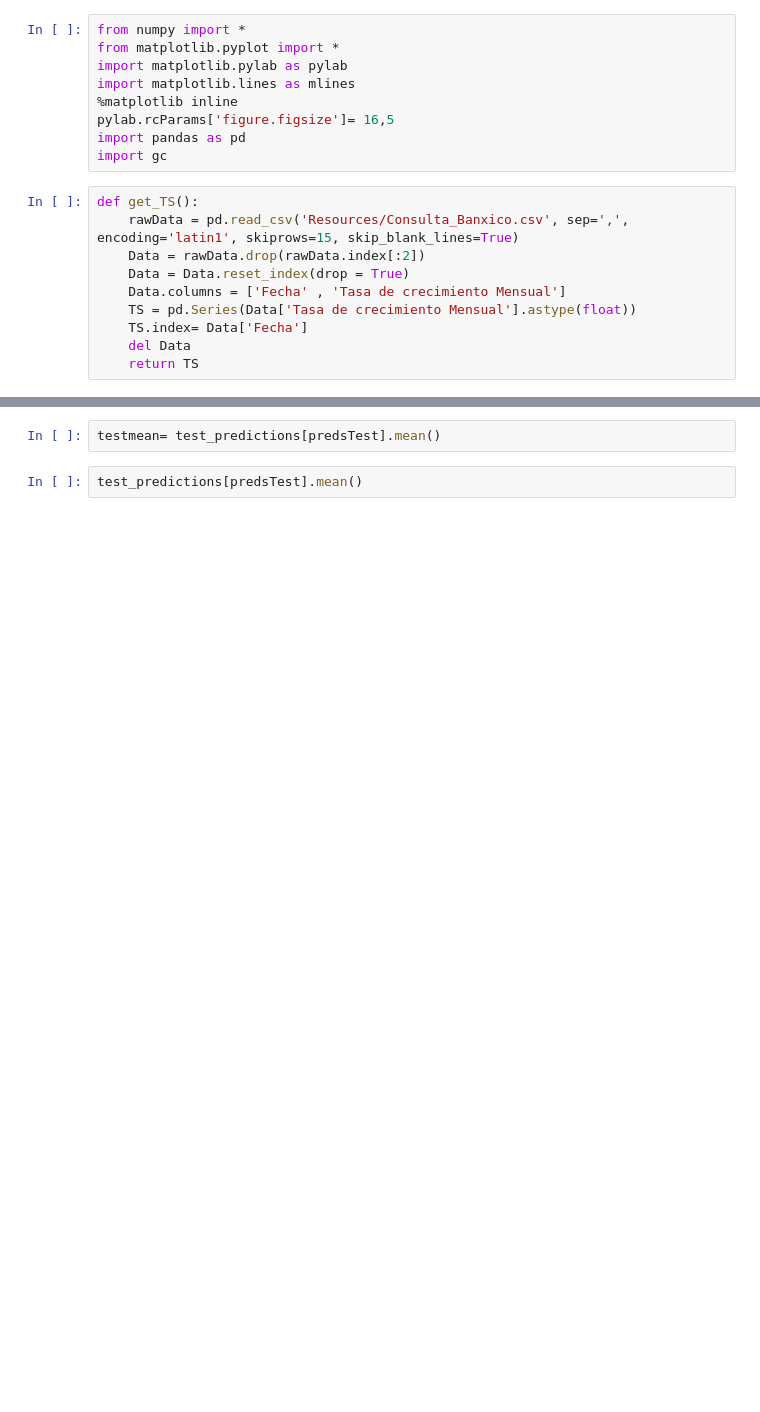
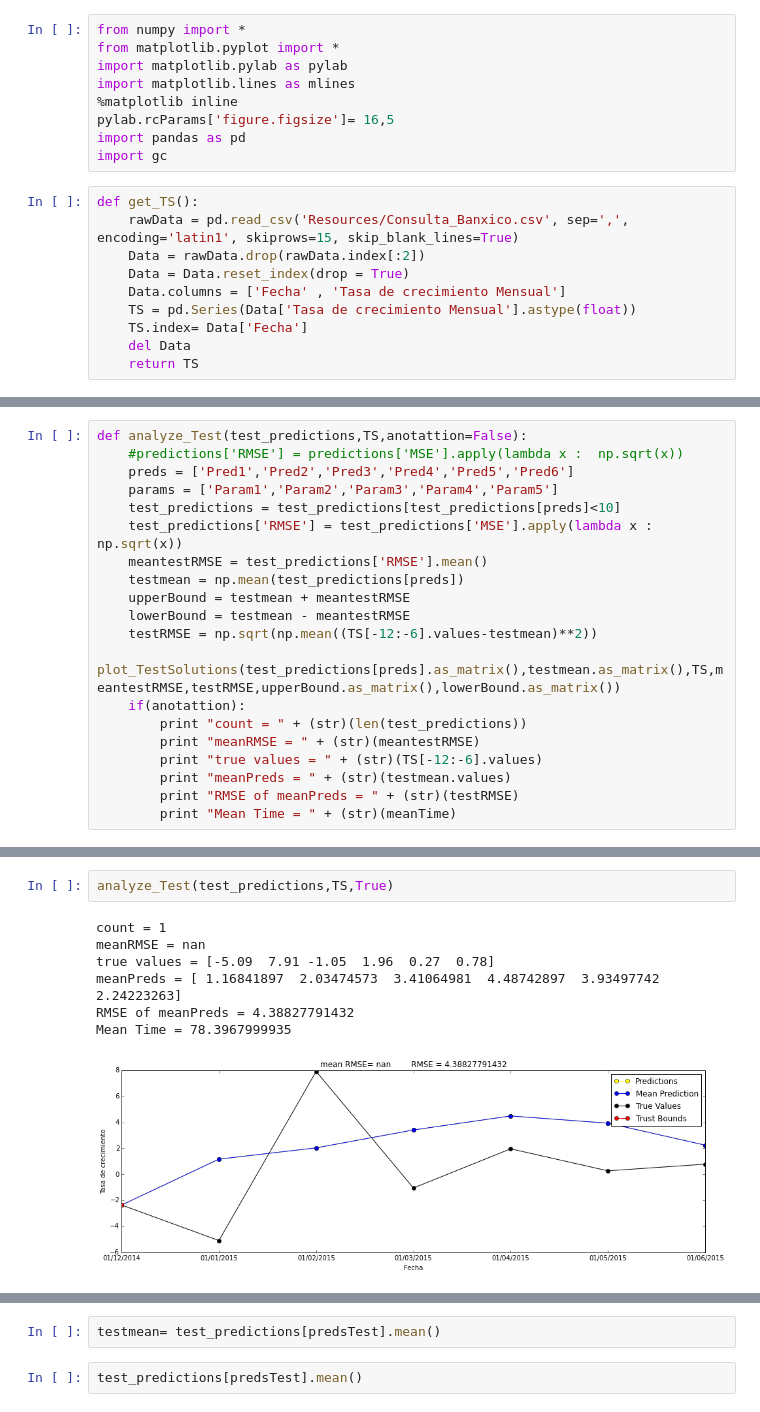
Before and after one commit to Ark93/AnnEchoState, a Jupyter notebook: DataAnalisis.ipynb, the cells around one changed output, grey strips where cells are left out. Drawn from its saved outputs; the diff is of its cells as text; blank space fills up the shorter version.

```diff
--- a/DataAnalisis.ipynb
+++ b/DataAnalisis.ipynb
@@ -118 +139,21 @@ def plot_TestSolutions(PredictsList,Mean,TS,MeanRMSE,RMse,upperBound,lowerNound)
+# %%
+def analyze_Test(test_predictions,TS,anotattion=False):
+    #predictions['RMSE'] = predictions['MSE'].apply(lambda x :  np.sqrt(x))
+    preds = ['Pred1','Pred2','Pred3','Pred4','Pred5','Pred6']
+    params = ['Param1','Param2','Param3','Param4','Param5']
+    test_predictions = test_predictions[test_predictions[preds]<10]
+    test_predictions['RMSE'] = test_predictions['MSE'].apply(lambda x :  np.sqrt(x))
+    meantestRMSE = test_predictions['RMSE'].mean()
+    testmean = np.mean(test_predictions[preds])
+    upperBound = testmean + meantestRMSE
+    lowerBound = testmean - meantestRMSE
+    testRMSE = np.sqrt(np.mean((TS[-12:-6].values-testmean)**2))
+    plot_TestSolutions(test_predictions[preds].as_matrix(),testmean.as_matrix(),TS,meantestRMSE,testRMSE,upperBound.as_matrix(),lowerBound.as_matrix())
+    if(anotattion):
+        print "count = " + (str)(len(test_predictions))
+        print "meanRMSE = " + (str)(meantestRMSE)
+        print "true values = " + (str)(TS[-12:-6].values)
+        print "meanPreds = " + (str)(testmean.values)
+        print "RMSE of meanPreds = " + (str)(testRMSE)
+        print "Mean Time = " + (str)(meanTime)
 # %%
@@ -221,0 +178,10 @@ test_predictions = pd.read_csv("Results/iteraciones/Test_predicions.csv" )
+# %%
+analyze_Test(test_predictions,TS,True)
+# %% [output]
+count = 1
+meanRMSE = nan
+true values = [-5.09  7.91 -1.05  1.96  0.27  0.78]
+meanPreds = [ 1.16841897  2.03474573  3.41064981  4.48742897  3.93497742  2.24223263]
+RMSE of meanPreds = 4.38827791432
+Mean Time = 78.3967999935
+[figure, added]
```
Also changed, not shown: parts of 32 cells of this notebook, 1 other file.
